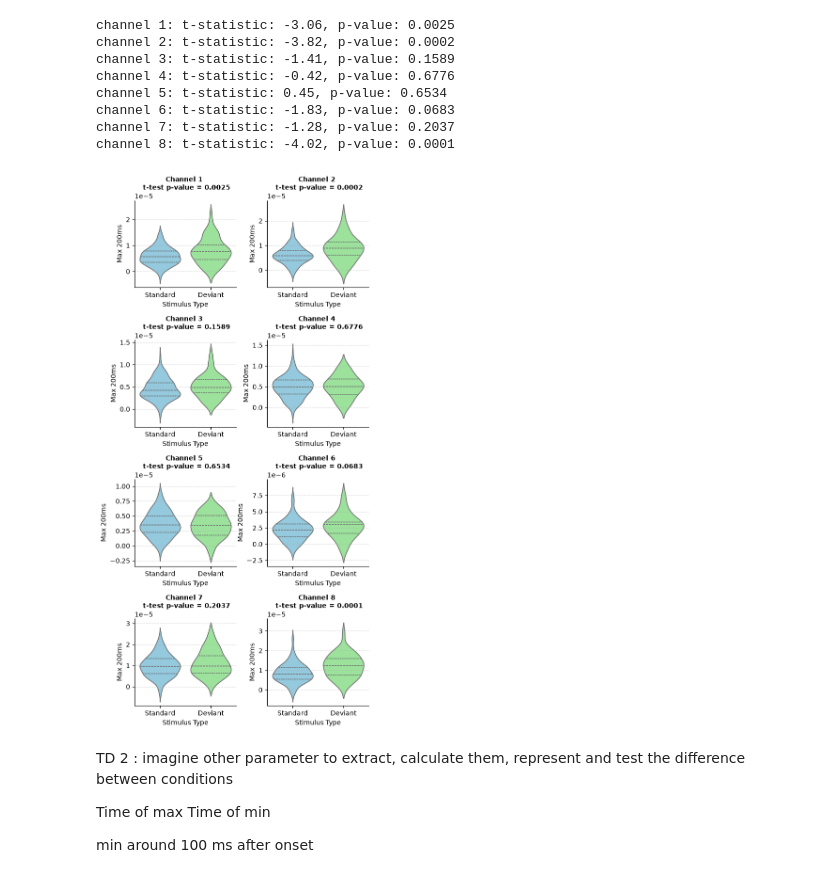
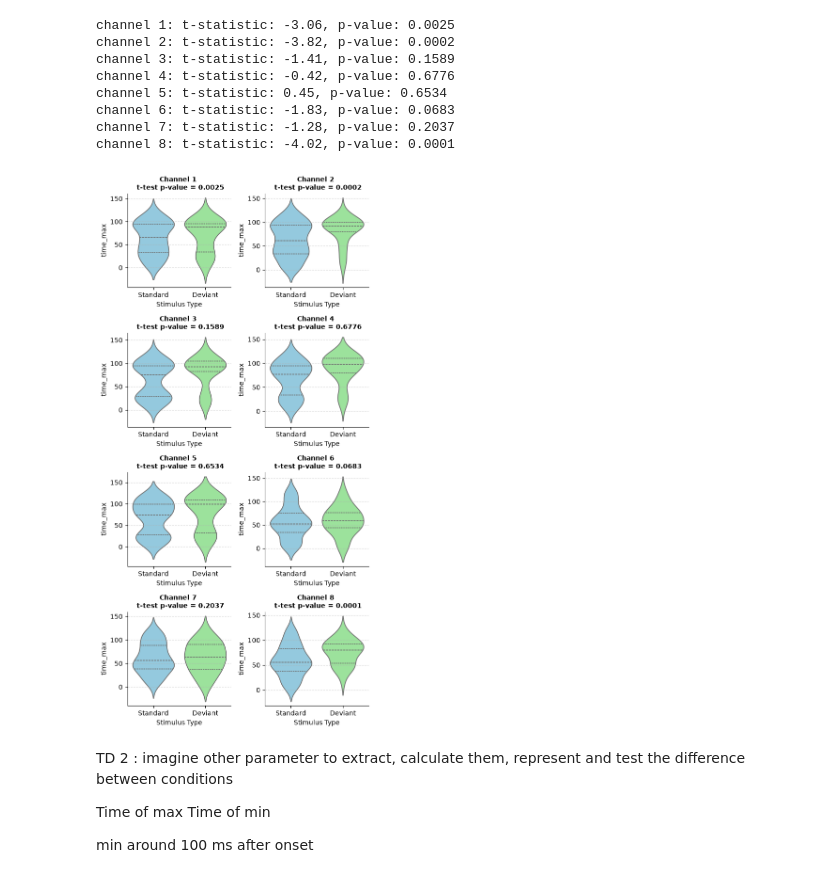
Before and after one commit to nicolascatz/M1_EEG_Project, a Jupyter notebook: scripts/DA1_TD1_Garrido_from_process_to_analysis_students.ipynb, the cells around one changed output. Drawn from its saved outputs; the diff is of its cells as text; code cells hidden in the pictures.

```diff
--- a/scripts/DA1_TD1_Garrido_from_process_to_analysis_students.ipynb
+++ b/scripts/DA1_TD1_Garrido_from_process_to_analysis_students.ipynb
@@ -432,13 +430,18 @@ for i_ch in range(8): # loop over the 8 channels
 
     max_100=eeg_aligned_all[i_ch][:,70:80].max(axis=1).tolist()
     max_200=eeg_aligned_all[i_ch][:,100:125].max(axis=1).tolist()
+    time_peaks=np.argmax(eeg_aligned_all[i_ch][:,25:],axis=1)
+    time_min=np.argmin(eeg_aligned_all[i_ch][:,25:],axis=1)
+
 
 
     electrode=np.full(stimulus_events.shape[0], i_ch+1) # create an array with the electrode number for each epoch
     dfs.append(pd.DataFrame({'electrode': electrode,
                              'stimulus_type': stimulus_events[:, 1],
                              'max_eeg_200': max_200,
-                             'max_eeg_100': max_100}))
+                             'max_eeg_100': max_100,
+                             'time_max': time_peaks,
+                             'time_min': time_min}))
 
 df2=pd.concat(dfs, ignore_index=True) # concatenate the new DataFrame with the existing one to store the maximum values for each channel and stimulus type
 df2
@@ -541,31 +544,36 @@ channel 6: t-statistic: -1.83, p-value: 0.0683
 channel 7: t-statistic: -1.28, p-value: 0.2037
 channel 8: t-statistic: -4.02, p-value: 0.0001
 # %%
+variabletotreat='time_max'
+
 import seaborn as sns
 fig, ax = plt.subplots(4, 2, figsize=(6, 12))
 ax = ax.flatten()
 for i_ch in range(8):
     sns.violinplot(
         data=df2[df2['electrode'] == i_ch+1],
         x='stimulus_type',
-        y='max_eeg_200',
+        y=variabletotreat,
         ax=ax[i_ch],
         palette=['skyblue', 'lightgreen'],
         inner='quartile'
         )
     ax[i_ch].set_xlabel('Stimulus Type')
-    ax[i_ch].set_ylabel('Max 200ms')
-    ax[i_ch].set_title(f'Channel {i_ch+1} \n t-test p-value = {pvalue_all[i_ch]:.4f}',fontsize=10,weight='bold')
+    ax[i_ch].set_ylabel(variabletotreat)
     ax[i_ch].spines['top'].set_visible(False)
     ax[i_ch].spines['right'].set_visible(False)
     ax[i_ch].set_xticklabels(['Standard', 'Deviant'])
     ax[i_ch].grid(axis='y', linestyle='--', alpha=0.5)
 
+    t,pvalue = stats.ttest_ind(df2[(df2['electrode'] == i_ch) & (df2['stimulus_type'] == 1)][variabletotreat],
+                                   df2[(df2['electrode'] == i_ch) & (df2['stimulus_type'] == 2)][variabletotreat]) # perform a t-test to c
+    ax[i_ch].set_title(f'Channel {i_ch+1} \n t-test p-value = {pvalue_all[i_ch]:.4f}',fontsize=10,weight='bold')
+
 
 
 plt.tight_layout()
 # %% [output]
-[figure, old version]
+[figure, new version]
 # %% [markdown]
 TD 2 : imagine other parameter to extract, calculate them, represent and test the difference between conditions
 
```
Also changed, not shown: parts of 6 cells of this notebook, 1 other file.
